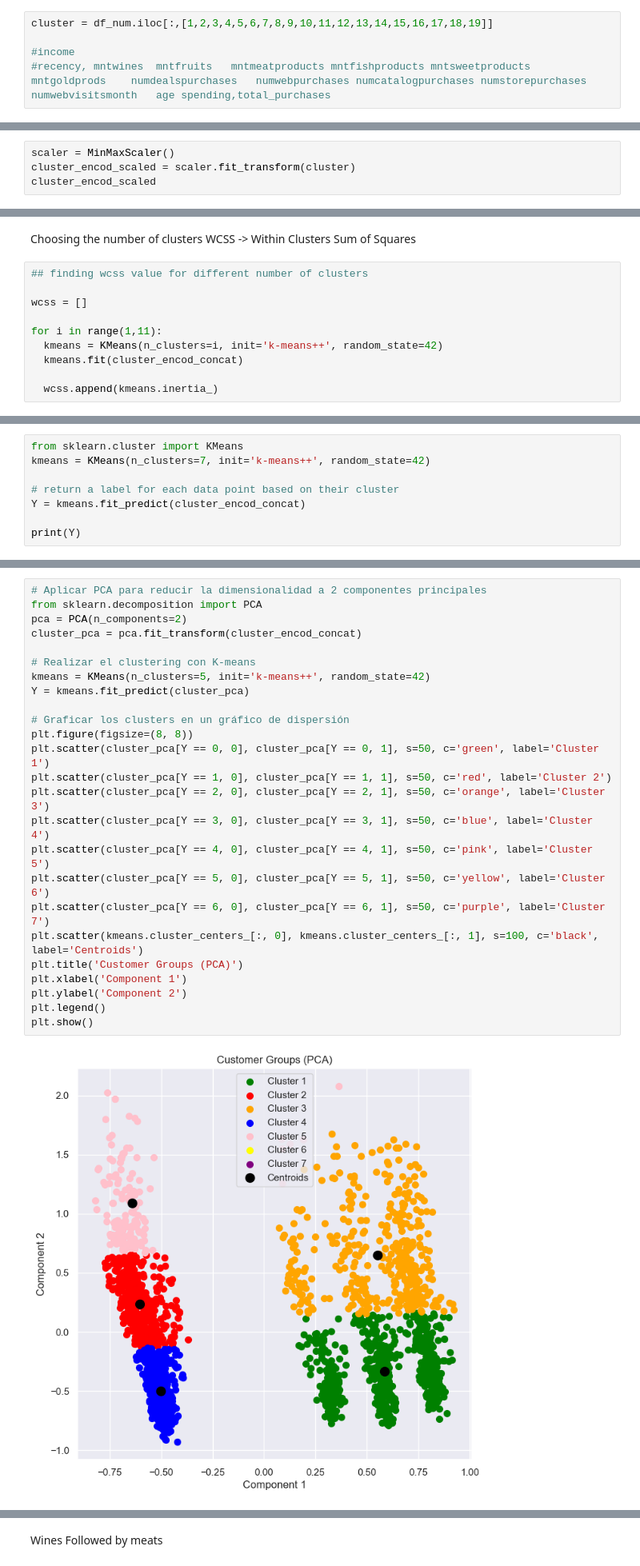
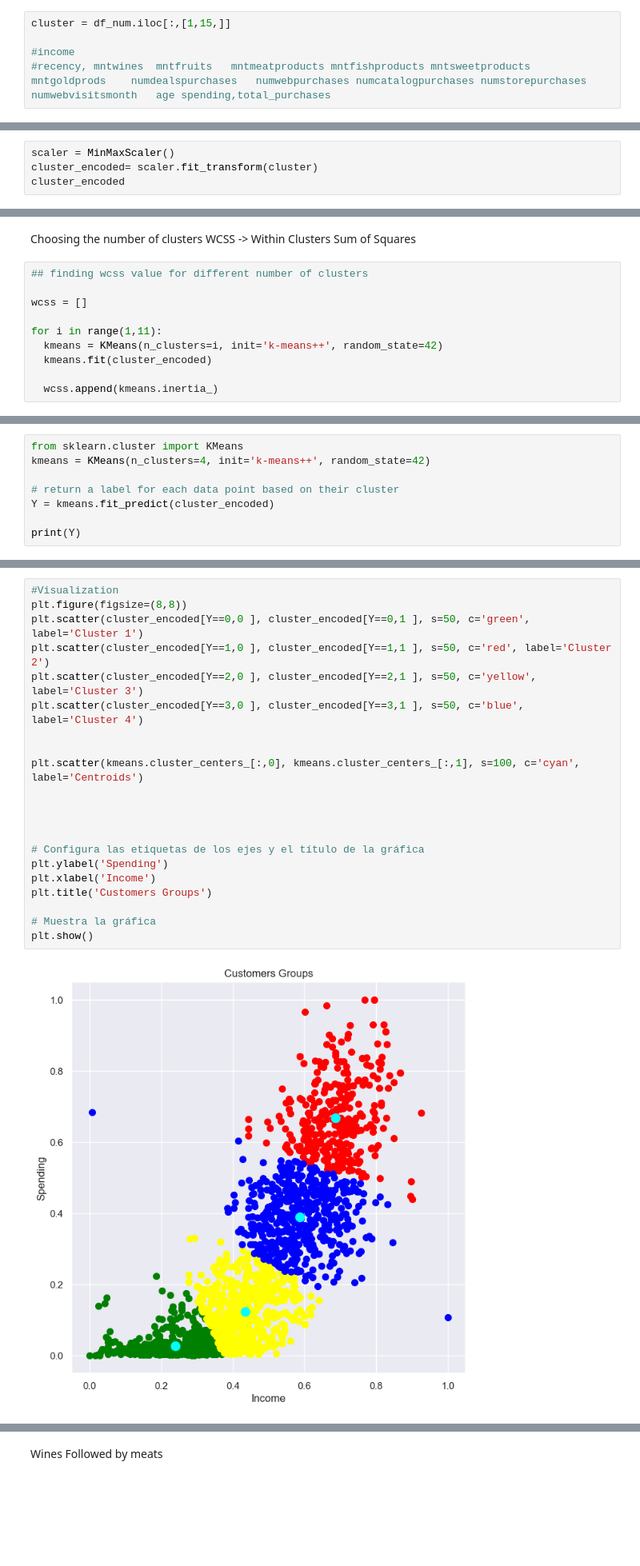
Before and after one commit to EmiliaLopez/MARKETING_ANALYTICS_PROJECT, a Jupyter notebook: marketing_analysis.ipynb, the cells around one changed output, grey strips where cells are left out. Shown at 80% size. Cells and saved outputs as stored; diff of their text form; blank space fills up the shorter version.

```diff
--- a/marketing_analysis.ipynb
+++ b/marketing_analysis.ipynb
@@ -668,7 +716,7 @@ df_num.head(2)
 | 0 | 1826 | 84835.0 | 0 | 189 | 104 | 379 | 111 | 189 | ... |
 | 1 | 1 | 57091.0 | 0 | 464 | 5 | 64 | 7 | 0 | ... |
 # %%
-cluster = df_num.iloc[:,[1,2,3,4,5,6,7,8,9,10,11,12,13,14,15,16,17,18,19]]
+cluster = df_num.iloc[:,[1,15,]]
 
 #income
 #recency, mntwines	mntfruits	mntmeatproducts	mntfishproducts	mntsweetproducts	mntgoldprods	numdealspurchases	numwebpurchases	numcatalogpurchases	numstorepurchases numwebvisitsmonth	age	spending,total_purchases
@@ -697,5 +747,5 @@ lista_num= cluster.columns
 # %%
 scaler = MinMaxScaler()
-cluster_encod_scaled = scaler.fit_transform(cluster)
-cluster_encod_scaled
+cluster_encoded= scaler.fit_transform(cluster)
+cluster_encoded
 # %% [output]
@@ -741,7 +770,7 @@ wcss = []
 
 for i in range(1,11):
   kmeans = KMeans(n_clusters=i, init='k-means++', random_state=42)
-  kmeans.fit(cluster_encod_concat)
+  kmeans.fit(cluster_encoded)
 
   wcss.append(kmeans.inertia_)
 # %%
@@ -760,10 +789,10 @@ Optimum Number of Clusters = 7
 Training the k-Means Clustering Model
 # %%
 from sklearn.cluster import KMeans
-kmeans = KMeans(n_clusters=7, init='k-means++', random_state=42)
+kmeans = KMeans(n_clusters=4, init='k-means++', random_state=42)
 
 # return a label for each data point based on their cluster
-Y = kmeans.fit_predict(cluster_encod_concat)
+Y = kmeans.fit_predict(cluster_encoded)
 
 print(Y)
 # %% [output]
@@ -779,30 +800,26 @@ set_klabels
 # %%
-# Aplicar PCA para reducir la dimensionalidad a 2 componentes principales
-from sklearn.decomposition import PCA
-pca = PCA(n_components=2)
-cluster_pca = pca.fit_transform(cluster_encod_concat)
+#Visualization
+plt.figure(figsize=(8,8))
+plt.scatter(cluster_encoded[Y==0,0 ], cluster_encoded[Y==0,1 ], s=50, c='green', label='Cluster 1')
+plt.scatter(cluster_encoded[Y==1,0 ], cluster_encoded[Y==1,1 ], s=50, c='red', label='Cluster 2')
+plt.scatter(cluster_encoded[Y==2,0 ], cluster_encoded[Y==2,1 ], s=50, c='yellow', label='Cluster 3')
+plt.scatter(cluster_encoded[Y==3,0 ], cluster_encoded[Y==3,1 ], s=50, c='blue', label='Cluster 4')
 
-# Realizar el clustering con K-means
-kmeans = KMeans(n_clusters=5, init='k-means++', random_state=42)
-Y = kmeans.fit_predict(cluster_pca)
 
-# Graficar los clusters en un gráfico de dispersión
-plt.figure(figsize=(8, 8))
-plt.scatter(cluster_pca[Y == 0, 0], cluster_pca[Y == 0, 1], s=50, c='green', label='Cluster 1')
-plt.scatter(cluster_pca[Y == 1, 0], cluster_pca[Y == 1, 1], s=50, c='red', label='Cluster 2')
-plt.scatter(cluster_pca[Y == 2, 0], cluster_pca[Y == 2, 1], s=50, c='orange', label='Cluster 3')
-plt.scatter(cluster_pca[Y == 3, 0], cluster_pca[Y == 3, 1], s=50, c='blue', label='Cluster 4')
-plt.scatter(cluster_pca[Y == 4, 0], cluster_pca[Y == 4, 1], s=50, c='pink', label='Cluster 5')
-plt.scatter(cluster_pca[Y == 5, 0], cluster_pca[Y == 5, 1], s=50, c='yellow', label='Cluster 6')
-plt.scatter(cluster_pca[Y == 6, 0], cluster_pca[Y == 6, 1], s=50, c='purple', label='Cluster 7')
-plt.scatter(kmeans.cluster_centers_[:, 0], kmeans.cluster_centers_[:, 1], s=100, c='black', label='Centroids')
-plt.title('Customer Groups (PCA)')
-plt.xlabel('Component 1')
-plt.ylabel('Component 2')
-plt.legend()
+plt.scatter(kmeans.cluster_centers_[:,0], kmeans.cluster_centers_[:,1], s=100, c='cyan', label='Centroids')
+
+
+
+
+# Configura las etiquetas de los ejes y el título de la gráfica
+plt.ylabel('Spending')
+plt.xlabel('Income')
+plt.title('Customers Groups')
+
+# Muestra la gráfica
 plt.show()
 # %% [output]
-[figure, old version]
+[figure, new version]
 # %%
 kmeans.labels_
 # %% [output]
```
Also changed, not shown: parts of 100 cells of this notebook.
